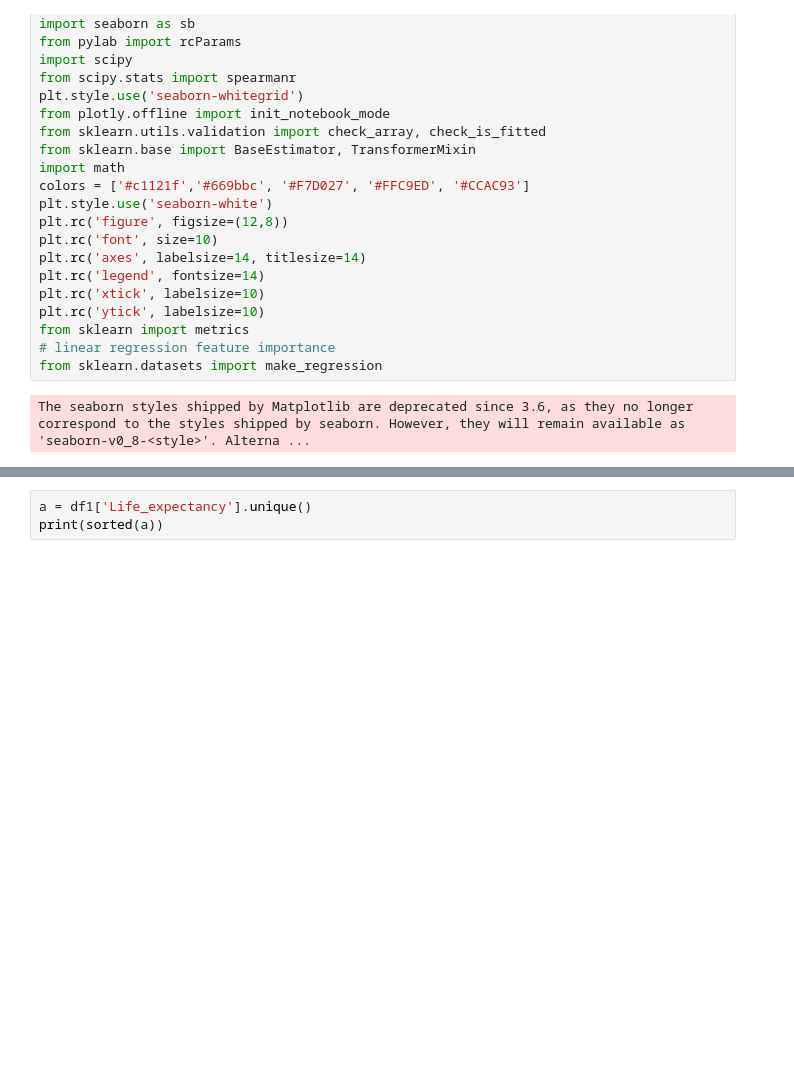
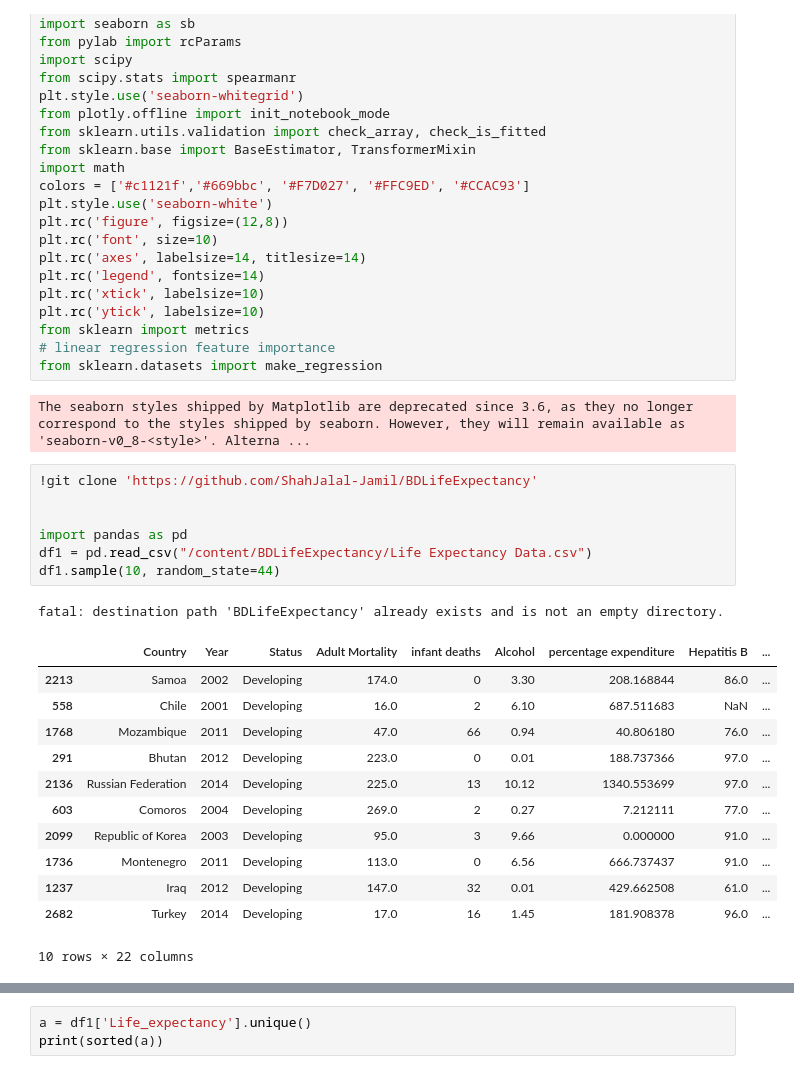
Before and after one commit to ShahJalal-Jamil/BDLifeExpectancy, a Jupyter notebook: BDLifeExpectancy.ipynb, the cells around one changed output, grey strips where cells are left out. Cells and saved outputs as stored; diff of their text form; blank space fills up the shorter version.

```diff
--- a/BDLifeExpectancy.ipynb
+++ b/BDLifeExpectancy.ipynb
@@ -27,4 +29,25 @@ from sklearn import metrics
 from sklearn.datasets import make_regression
 # %% [output]
 The seaborn styles shipped by Matplotlib are deprecated since 3.6, as they no longer correspond to the styles shipped by seaborn. However, they will remain available as 'seaborn-v0_8-<style>'. Alterna ...
+# %%
+!git clone 'https://github.com/ShahJalal-Jamil/BDLifeExpectancy'
+
+
+import pandas as pd
+df1 = pd.read_csv("/content/BDLifeExpectancy/Life Expectancy Data.csv")
+df1.sample(10, random_state=44)
+# %% [output]
+fatal: destination path 'BDLifeExpectancy' already exists and is not an empty directory.
+|  | Country | Year | Status | Adult Mortality | infant deaths | Alcohol | percentage expenditure | Hepatitis B | ... |
+| 2213 | Samoa | 2002 | Developing | 174.0 | 0 | 3.30 | 208.168844 | 86.0 | ... |
+| 558 | Chile | 2001 | Developing | 16.0 | 2 | 6.10 | 687.511683 | NaN | ... |
+| 1768 | Mozambique | 2011 | Developing | 47.0 | 66 | 0.94 | 40.806180 | 76.0 | ... |
+| 291 | Bhutan | 2012 | Developing | 223.0 | 0 | 0.01 | 188.737366 | 97.0 | ... |
+| 2136 | Russian Federation | 2014 | Developing | 225.0 | 13 | 10.12 | 1340.553699 | 97.0 | ... |
+| 603 | Comoros | 2004 | Developing | 269.0 | 2 | 0.27 | 7.212111 | 77.0 | ... |
+| 2099 | Republic of Korea | 2003 | Developing | 95.0 | 3 | 9.66 | 0.000000 | 91.0 | ... |
+| 1736 | Montenegro | 2011 | Developing | 113.0 | 0 | 6.56 | 666.737437 | 91.0 | ... |
+| 1237 | Iraq | 2012 | Developing | 147.0 | 32 | 0.01 | 429.662508 | 61.0 | ... |
+| 2682 | Turkey | 2014 | Developing | 17.0 | 16 | 1.45 | 181.908378 | 96.0 | ... |
+10 rows × 22 columns
 # %%
```
Also changed, not shown: parts of 3 cells of this notebook.
